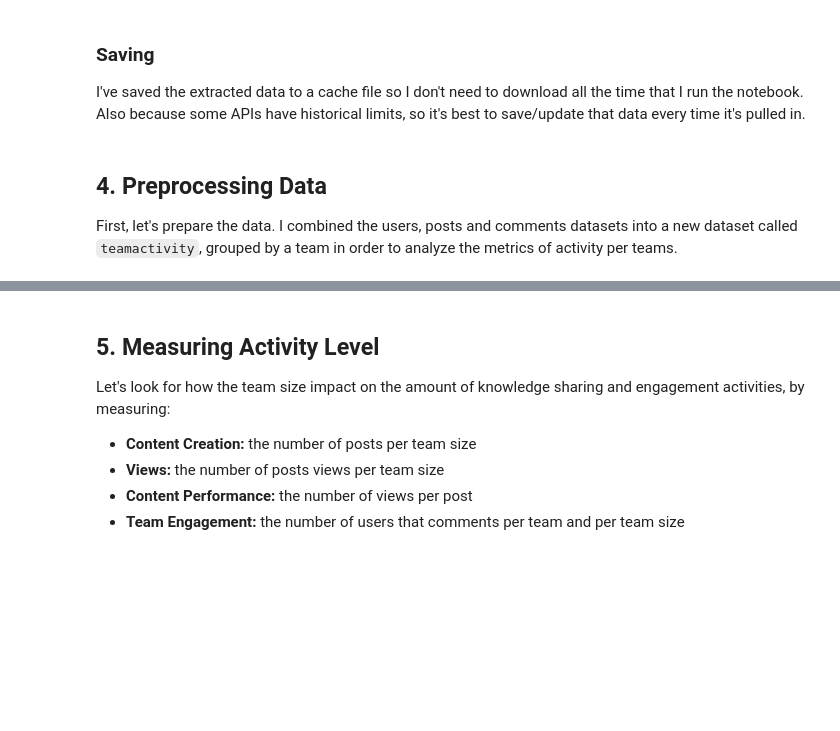
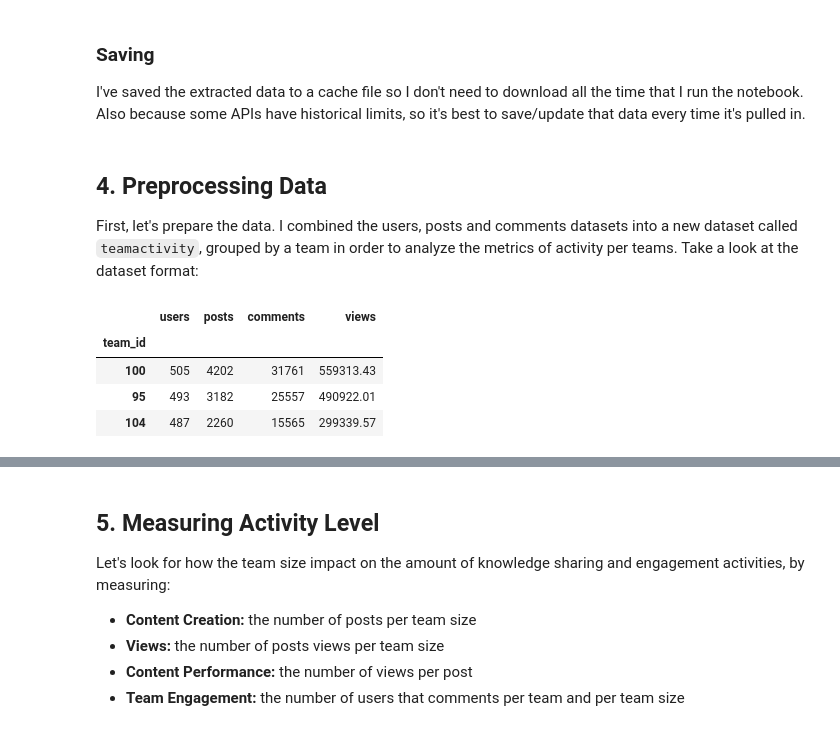
Before and after one commit to KyleOS/useractivity-1, a Jupyter notebook: notebook.ipynb, the cells around one changed output, grey strips where cells are left out. Cells and saved outputs as stored; diff of their text form; code cells hidden in the pictures; blank space fills up the shorter version.

````diff
--- a/notebook.ipynb
+++ b/notebook.ipynb
@@ -118,7 +120,7 @@ posts.to_json(r'cache/posts_full.json')
 # %% [markdown]
 ## 4. Preprocessing Data <a id="eda"></a>
 
-First, let's prepare the data. I combined the users, posts and comments datasets into a new dataset called ```teamactivity```, grouped by a team in order to analyze the metrics of activity per teams.
+First, let's prepare the data. I combined the users, posts and comments datasets into a new dataset called ```teamactivity```, grouped by a team in order to analyze the metrics of activity per teams. Take a look at the dataset format:
 # %%
 # Combine datasets and grou by teams
 teamactivity = pd.merge(users,comments, how='left', on=['user_id'])
@@ -132,3 +134,11 @@ teamactivity = teamactivity[['team_id','user_id',
     'views': sum # views
 })
 teamactivity = teamactivity.rename(columns={'user_id': 'users', 'posts_id_y': 'posts','comment_id': 'comments'} )
+# %%
+teamactivity.sort_values('users', ascending=False).head(3)
+# %% [output]
+|  | users | posts | comments | views |
+| team_id |  |  |  |  |
+| 100 | 505 | 4202 | 31761 | 559313.43 |
+| 95 | 493 | 3182 | 25557 | 490922.01 |
+| 104 | 487 | 2260 | 15565 | 299339.57 |
````
Also changed, not shown: parts of 15 cells of this notebook, 6 other files.
